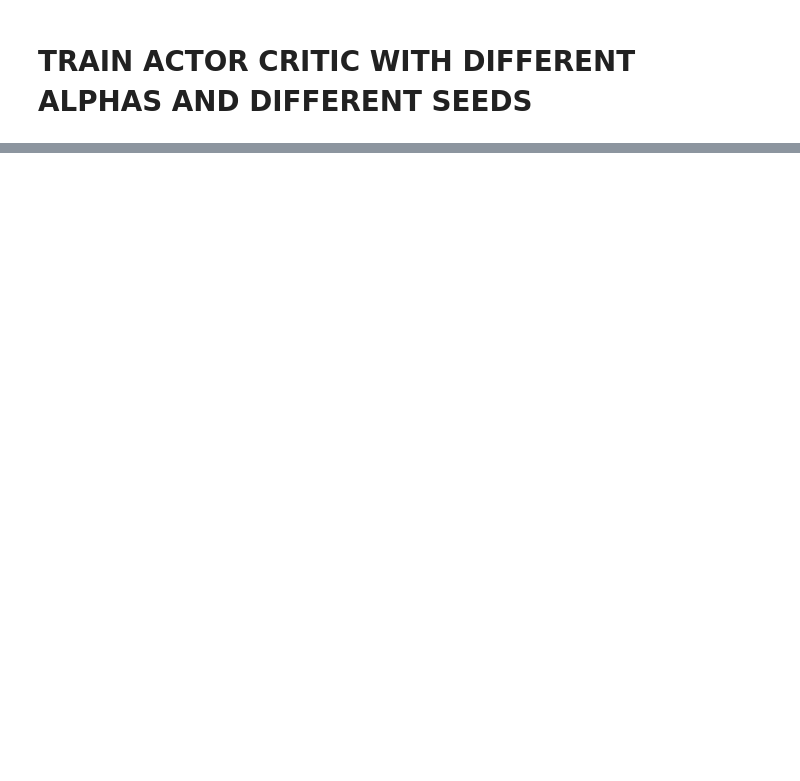
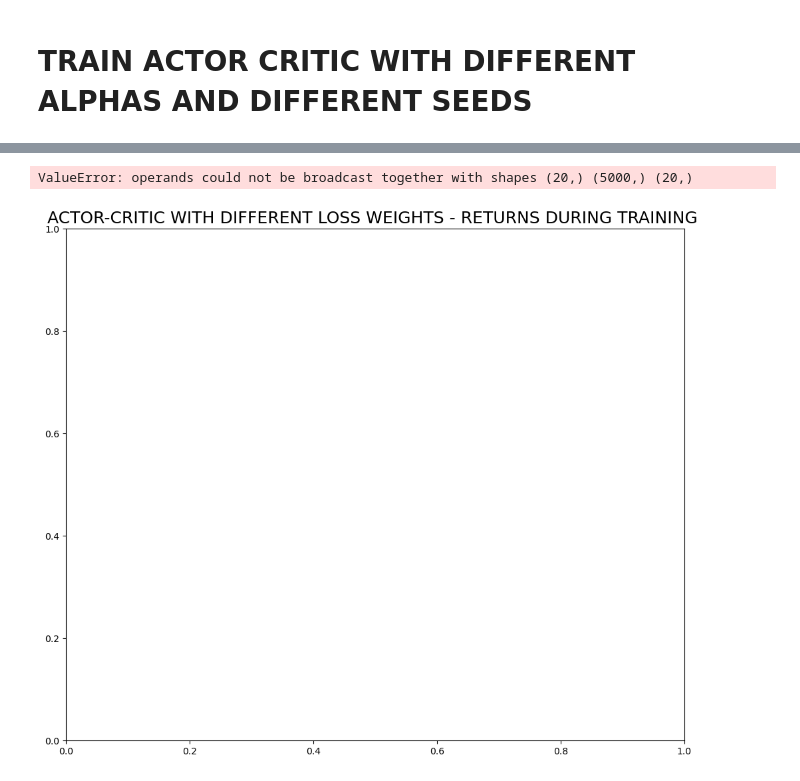
Before and after one commit to MaddalenaGhiotti/ReinforcementLearningProject, a Jupyter notebook: main_actorcritic2.ipynb, the cells around one changed output, grey strips where cells are left out. Cells and saved outputs as stored; diff of their text form; code cells hidden in the pictures; blank space fills up the shorter version.

```diff
--- a/main_actorcritic2.ipynb
+++ b/main_actorcritic2.ipynb
@@ -44,27 +72,32 @@ loaded_alpha05 = pd.read_csv(csv_alpha05, index_col='model_name')
 loaded_alpha025 = pd.read_csv(csv_alpha025, index_col='model_name')
 loaded_alpha075 = pd.read_csv(csv_alpha075, index_col='model_name')
 # %%
-n_episodes=200
+n_episodes=50_000
 csvs=[ loaded_alpha025, loaded_alpha05, loaded_alpha075]
-save_every=10
+save_every= 100
 
 type_names=['alpha=0.5','alpha=0.25', 'alpha=0.75']
 colors=['darkseagreen','cornflowerblue','plum','darkseagreen','cornflowerblue','plum']
 colors_dark=['green','blue','darkviolet','red','cyan','orange']
 
 plt.figure(figsize=(12,10))
-plt.title('RETURN')
+plt.title('ACTOR-CRITIC WITH DIFFERENT LOSS WEIGHTS - RETURNS DURING TRAINING ', fontsize=18)
 for n_csv in range(len(csvs)):
     avg_type=np.zeros((20,))
     df = csvs[n_csv]
     sub_df = df[(df['n_episodes']==n_episodes)]
     for index, row in sub_df.iterrows():
-        return_array = eval(row['returns'])
+        return_array = np.array(eval(row['returns']))
         avg_type+=return_array
         line = plt.plot(np.arange(len(return_array))*save_every, return_array, c=colors[n_csv], zorder=0,label='_nolegend_')
     line = plt.plot(np.arange(len(avg_type))*save_every, avg_type/len(sub_df), c=colors_dark[n_csv], zorder=2, label=f'b={type_names[n_csv]}')
-plt.xlabel('Episode')
-plt.ylabel('Return')
-plt.legend()
+ax = plt.gca()
+ax.ticks_params(axis='both', which='major', labelsize=15)
+plt.xlabel('Episode', fontsize=18)
+plt.ylabel('Return', fontsize=18)
+plt.legend(fontsize=18)
 plt.grid()
 plt.show()
+# %% [output]
+ValueError: operands could not be broadcast together with shapes (20,) (5000,) (20,)
+[figure, added]
```
Also changed, not shown: parts of 1 cell of this notebook, 3 other files.
